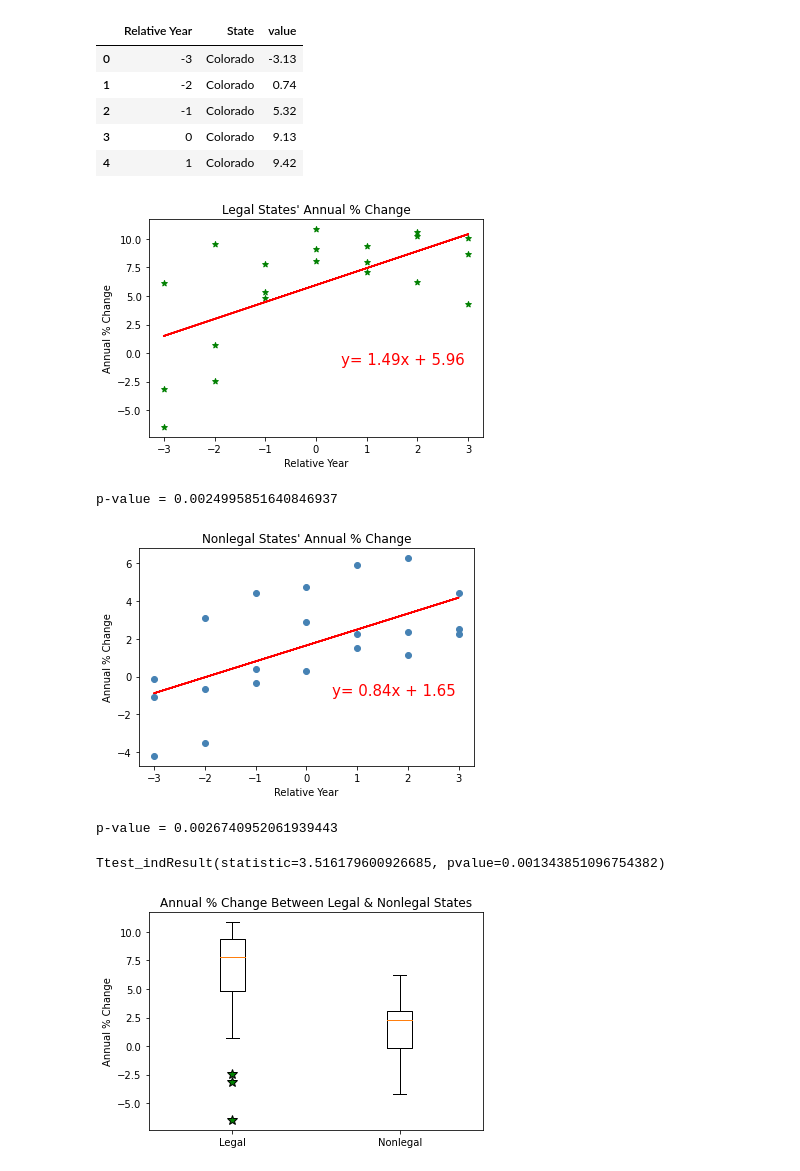
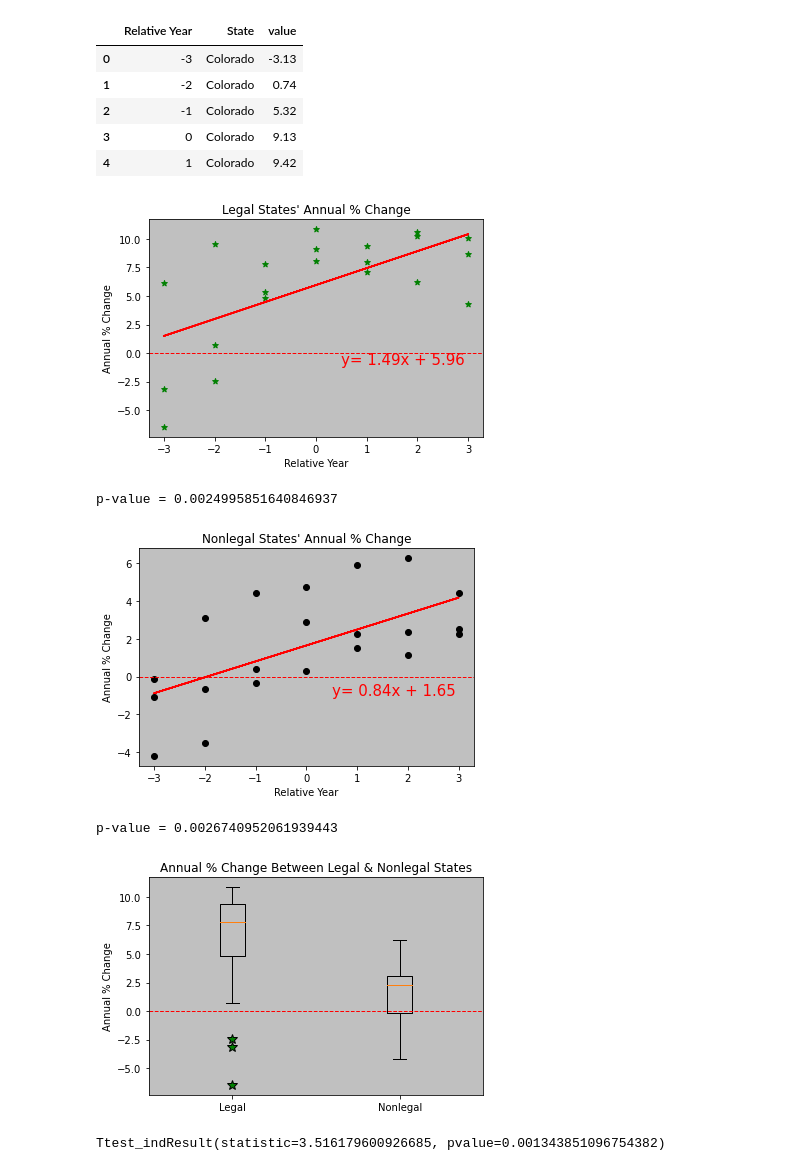
Before and after one commit to pbhan710/project01-group12, a Jupyter notebook: 1. Main/Main.ipynb, the cells around one changed output. Cells and saved outputs as stored; diff of their text form; code cells hidden in the pictures.

Commit message:
Chart formatting changes

```diff
--- a/1. Main/Main.ipynb
+++ b/1. Main/Main.ipynb
@@ -277,6 +287,8 @@ regress_values = legal_x * slope + intercept
 line_eq = f"y= {round(slope,2)}x + {round(intercept,2)}"
 
 # Scatter plot for legal states' annual % change
+ax = plt.axes()
+ax.set_facecolor('silver')
 legal = plt.scatter(legal_x, legal_y,\
                     color='g', marker = '*')
 plt.title("Legal States' Annual % Change")
@@ -284,11 +296,12 @@ plt.plot(legal_x,regress_values,"r-")
 plt.annotate(line_eq,(.5,-1),fontsize=15,color="red")
 plt.xlabel('Relative Year')
 plt.ylabel('Annual % Change')
+plt.axhline(0, color='r', linestyle='--', linewidth=1)
 plt.savefig('images/legal_annual_change.png', facecolor='white')
 plt.show()
 print(f"p-value = {pvalue}")
 # %% [output]
-[figure, old version]
+[figure, new version]
 p-value = 0.0024995851640846937
 # %%
 # Create df for non-legal states' relative year
@@ -305,36 +318,41 @@ regress_values = legal_x * slope + intercept
 line_eq = f"y= {round(slope,2)}x + {round(intercept,2)}"
 
 # Scatter plot for legal states' annual % change
+ax = plt.axes()
+ax.set_facecolor('silver')
 nonlegal = plt.scatter(nonlegal_x, nonlegal_y,\
-                    color='steelblue', marker = 'o')
+                    color='black', marker = 'o')
 plt.title("Nonlegal States' Annual % Change")
 plt.plot(nonlegal_x,regress_values,"r-")
 plt.annotate(line_eq,(.5,-1),fontsize=15,color="red")
 plt.xlabel('Relative Year')
 plt.ylabel('Annual % Change')
+plt.axhline(0, color='r', linestyle='--', linewidth=1)
 plt.savefig('images/nonlegal_annual_change.png', facecolor='white')
 plt.show()
 print(f"p-value = {pvalue}")
 # %% [output]
-[figure, old version]
+[figure, new version]
 p-value = 0.0026740952061939443
-# %%
-# Run T-test between the annual % change of legal and nonlegal states
-stats.ttest_ind(legal_df['value'].astype(float), nonlegal_df['value'].astype(float), equal_var=False)
-# %% [output]
-Ttest_indResult(statistic=3.516179600926685, pvalue=0.001343851096754382)
 # %%
 # Create boxplot comparing annual % change between legal and nonlegal states
 x_axis = np.arange(0, 2)
 fig, ax = plt.subplots()
+ax.set_facecolor('silver')
 ax.boxplot(legal_df['value'].astype(float), positions=range(0,1),\
            flierprops={'marker': '*', 'markersize': 10, 'markerfacecolor': 'green'})
 ax.boxplot(nonlegal_df['value'].astype(float), positions=range(1,2),\
            flierprops={'marker': '*', 'markersize': 10, 'markerfacecolor': 'green'})
-ax.set_xticks(x_axis, labels=('Legal', 'Nonlegal'))
+ax.set_xticklabels(labels=['Legal', 'Nonlegal'])
 ax.set_ylabel("Annual % Change")
 plt.title('Annual % Change Between Legal & Nonlegal States')
+plt.axhline(0, color='r', linestyle='--', linewidth=1)
 plt.savefig('images/boxplot.png', facecolor='white')
 plt.show()
 # %% [output]
-[figure, old version]
+[figure, new version]
+# %%
+# Run T-test between the annual % change of legal and nonlegal states
+stats.ttest_ind(legal_df['value'].astype(float), nonlegal_df['value'].astype(float), equal_var=False)
+# %% [output]
+Ttest_indResult(statistic=3.516179600926685, pvalue=0.001343851096754382)
```
Also changed, not shown: parts of 4 cells of this notebook, 7 other files.
